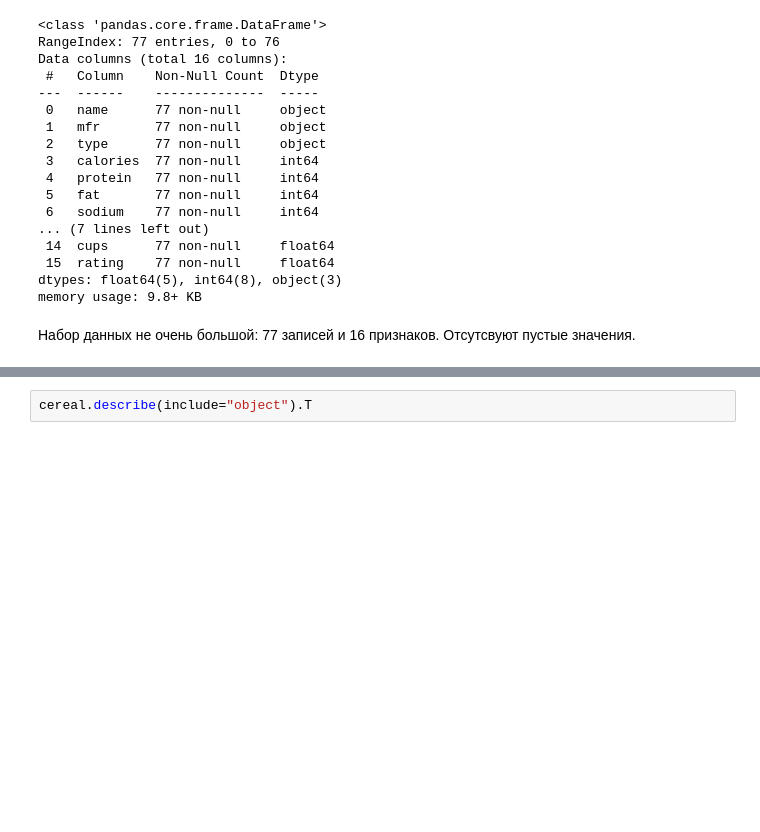
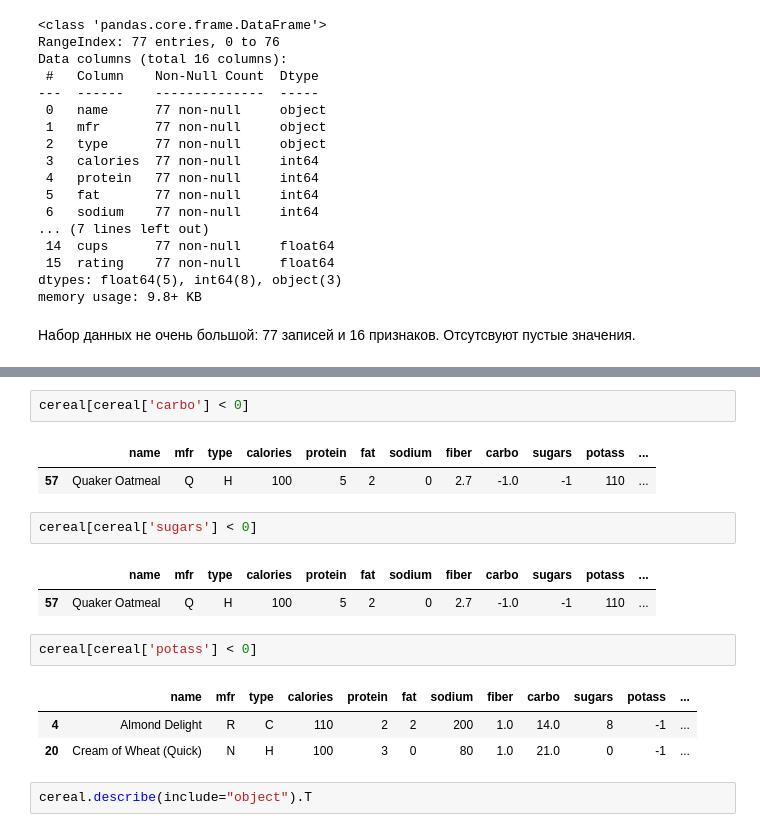
Before and after one commit to Kasilnur/Machine_learning, a Jupyter notebook: Machine_learning/Kaskinbaev_cereal.ipynb, the cells around one changed output, grey strips where cells are left out. Drawn from its saved outputs; the diff is of its cells as text; blank space fills up the shorter version.

```diff
--- a/Machine_learning/Kaskinbaev_cereal.ipynb
+++ b/Machine_learning/Kaskinbaev_cereal.ipynb
@@ -77,6 +77,22 @@ cereal.describe()
 | 50% | 110.000000 | 3.000000 | 1.000000 | 180.000000 | 2.000000 | 14.000000 | 7.000000 | 90.000000 | 25.000000 | 2.000000 | 1.000000 | ... |
 | 75% | 110.000000 | 3.000000 | 2.000000 | 210.000000 | 3.000000 | 17.000000 | 11.000000 | 120.000000 | 25.000000 | 3.000000 | 1.000000 | ... |
 | max | 160.000000 | 6.000000 | 5.000000 | 320.000000 | 14.000000 | 23.000000 | 15.000000 | 330.000000 | 100.000000 | 3.000000 | 1.500000 | ... |
+# %%
+cereal[cereal['carbo'] < 0]
+# %% [output]
+|  | name | mfr | type | calories | protein | fat | sodium | fiber | carbo | sugars | potass | ... |
+| 57 | Quaker Oatmeal | Q | H | 100 | 5 | 2 | 0 | 2.7 | -1.0 | -1 | 110 | ... |
+# %%
+cereal[cereal['sugars'] < 0]
+# %% [output]
+|  | name | mfr | type | calories | protein | fat | sodium | fiber | carbo | sugars | potass | ... |
+| 57 | Quaker Oatmeal | Q | H | 100 | 5 | 2 | 0 | 2.7 | -1.0 | -1 | 110 | ... |
+# %%
+cereal[cereal['potass'] < 0]
+# %% [output]
+|  | name | mfr | type | calories | protein | fat | sodium | fiber | carbo | sugars | potass | ... |
+| 4 | Almond Delight | R | C | 110 | 2 | 2 | 200 | 1.0 | 14.0 | 8 | -1 | ... |
+| 20 | Cream of Wheat (Quick) | N | H | 100 | 3 | 0 | 80 | 1.0 | 21.0 | 0 | -1 | ... |
 # %%
 cereal.describe(include="object").T
 # %% [output]
```
